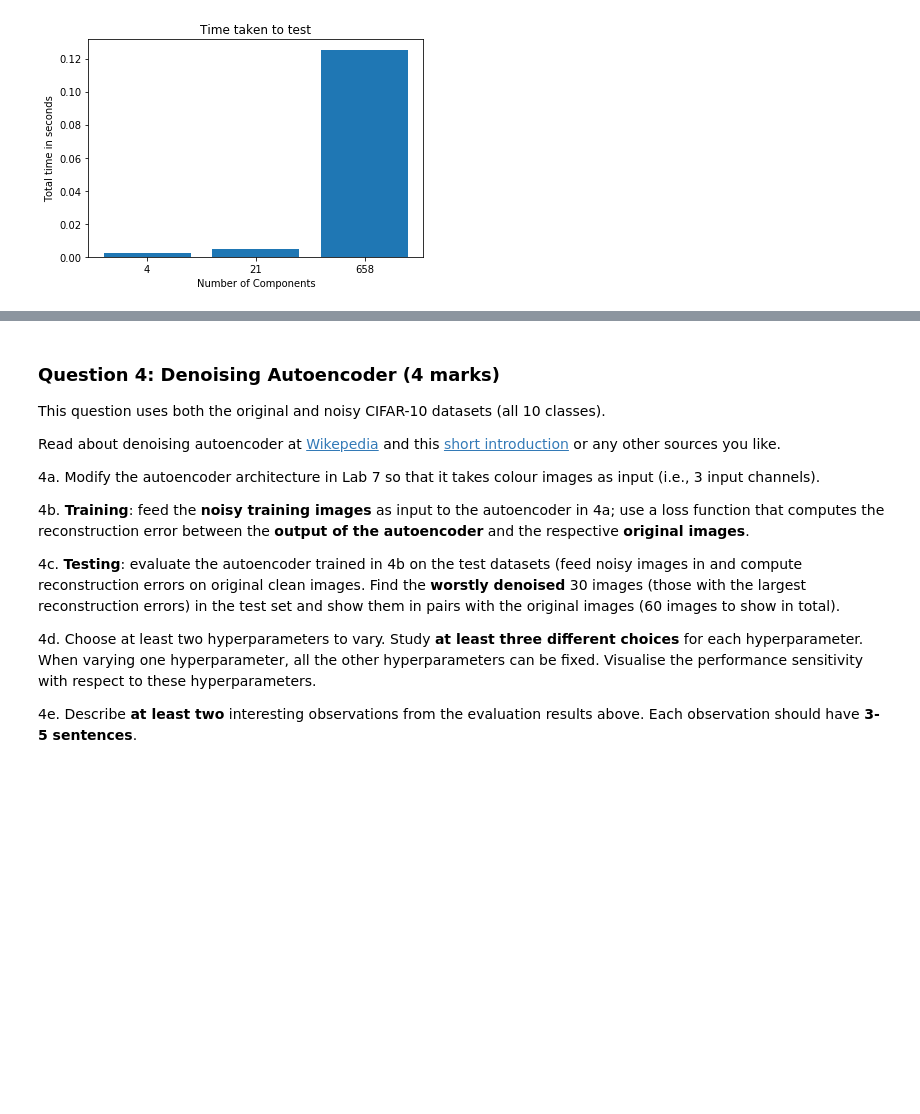
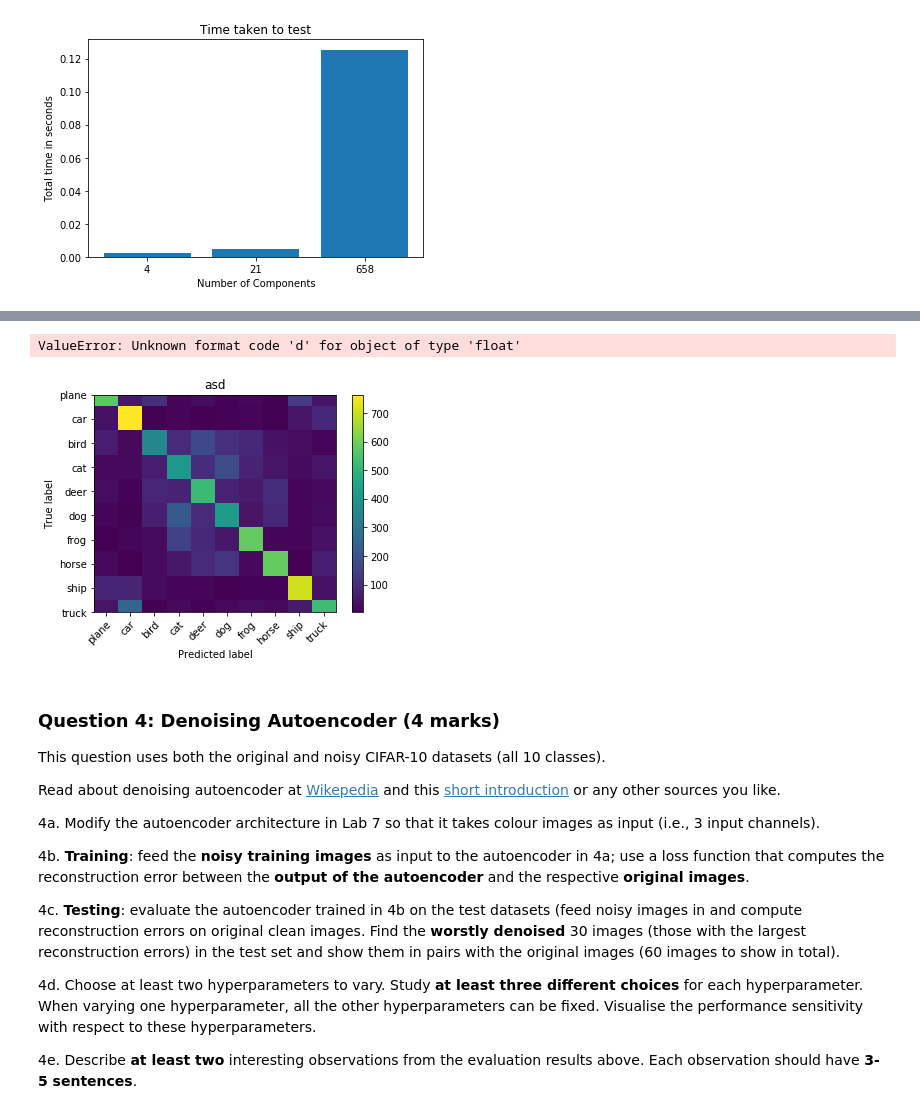
Before and after one commit to Jake-Sturgeon/MLAI, a Jupyter notebook: COM4509-6509_Assignment_2_UCard_XXXXXXXXX.ipynb, the cells around one changed output, grey strips where cells are left out. Cells and saved outputs as stored; diff of their text form; code cells hidden in the pictures; blank space fills up the shorter version.

Commit message:
added conf for cnn

```diff
--- a/COM4509-6509_Assignment_2_UCard_XXXXXXXXX.ipynb
+++ b/COM4509-6509_Assignment_2_UCard_XXXXXXXXX.ipynb
@@ -834,11 +823,13 @@ KeyboardInterrupt:
 PATH = './cifar_net.pth'
 torch.save(net.state_dict(), PATH)
 # %%
-testloader = torch.utils.data.DataLoader(testset, batch_size=4, shuffle=True, num_workers=2)
+testloader = torch.utils.data.DataLoader(testset, batch_size=len(testset), shuffle=True, num_workers=2)
 
 classes = ('plane', 'car', 'bird', 'cat',
            'deer', 'dog', 'frog', 'horse', 'ship', 'truck')
 net.load_state_dict(torch.load(PATH))
+
+conf = np.zeros((len(classes),len(classes)),)
 
 start = time.time()
 correct = 0
@@ -849,6 +840,9 @@ with torch.no_grad():
         outputs = net(images)
         _, predicted = torch.max(outputs.data, 1)
         total += labels.size(0)
+        print(labels.shape,predicted.shape)
+        conf += confusion_matrix(labels, predicted)
+
         correct += (predicted == labels).sum().item()
 end = time.time()
 total_test_time = end - start
@@ -865,7 +859,7 @@ with torch.no_grad():
         outputs = net(images)
         _, predicted = torch.max(outputs, 1)
         c = (predicted == labels).squeeze()
-        for i in range(4):
+        for i in range(len(testset)):
             label = labels[i]
             class_correct[label] += c[i].item()
             class_total[label] += 1
@@ -877,3 +884,37 @@ for i in range(10):
+# %%
+conf//1
+classes = ('plane', 'car', 'bird', 'cat',
+       'deer', 'dog', 'frog', 'horse', 'ship', 'truck')
+fig, ax = plt.subplots()
+im = ax.imshow(conf, interpolation='nearest')
+ax.figure.colorbar(im, ax=ax)
+# We want to show all ticks...
+
+ax.set(xticks=np.arange(conf.shape[1]),
+       yticks=np.arange(conf.shape[0]),
+       # ... and label them with the respective list entries
+       xticklabels=classes, yticklabels=classes,
+       title="asd",
+       ylabel='True label',
+       xlabel='Predicted label')
+
+# Rotate the tick labels and set their alignment.
+plt.setp(ax.get_xticklabels(), rotation=45, ha="right",
+         rotation_mode="anchor")
+
+# Loop over data dimensions and create text annotations.
+fmt = 'd'
+thresh = conf.max() / 2.
+for i in range(conf.shape[0]):
+    for j in range(conf.shape[1]):
+        ax.text(j, i, format(conf[i, j], fmt),
+                ha="center", va="center",
+                color="white" if conf[i, j] > thresh else "black")
+    fig.tight_layout()
+plt.show()
+# %% [output]
+ValueError: Unknown format code 'd' for object of type 'float'
+[figure, added]
 # %%
 x_pos = [i for i, _ in enumerate(t)]
 plt.bar(x = x_pos, height = [i for i, _ in (t)])
```
Also changed, not shown: parts of 5 cells of this notebook, 1 other file.
